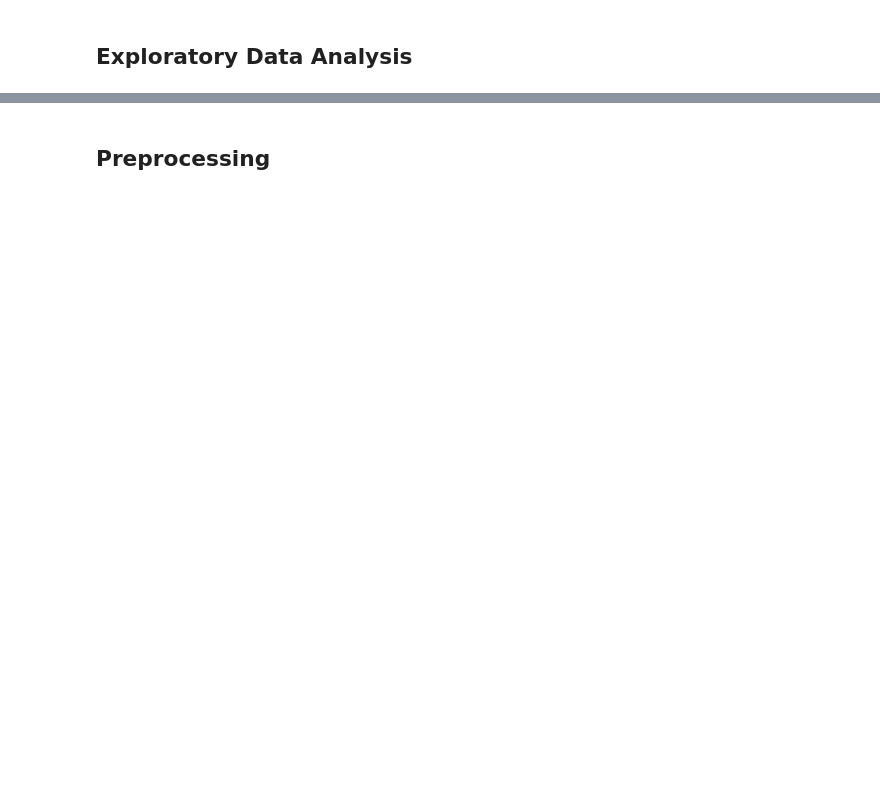
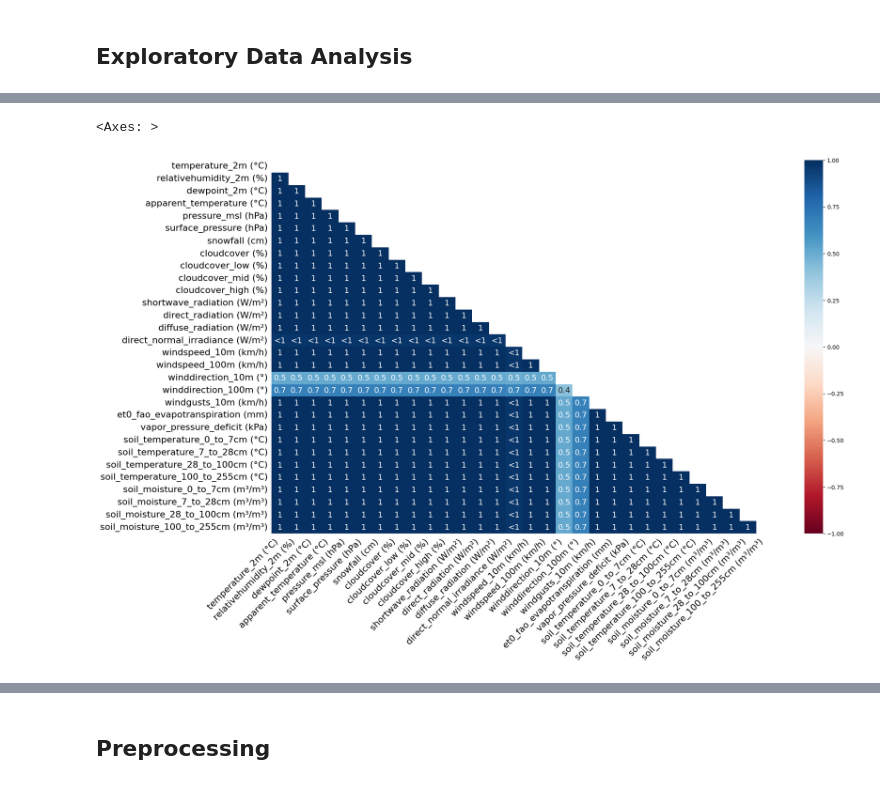
Before and after one commit to spuuntries/uni-damin-praktikum-1, a Jupyter notebook: framework.ipynb, the cells around one changed output, grey strips where cells are left out. Saved outputs shown, nothing was run; the diff lists cells and outputs as text; code cells hidden in the pictures; blank space fills up the shorter version.

```diff
--- a/framework.ipynb
+++ b/framework.ipynb
@@ -50,0 +106,5 @@ train.sample(10)
+# %%
+msno.heatmap(train)
+# %% [output]
+<Axes: >
+[figure, added]
```
Also changed, not shown: parts of 28 cells of this notebook.
